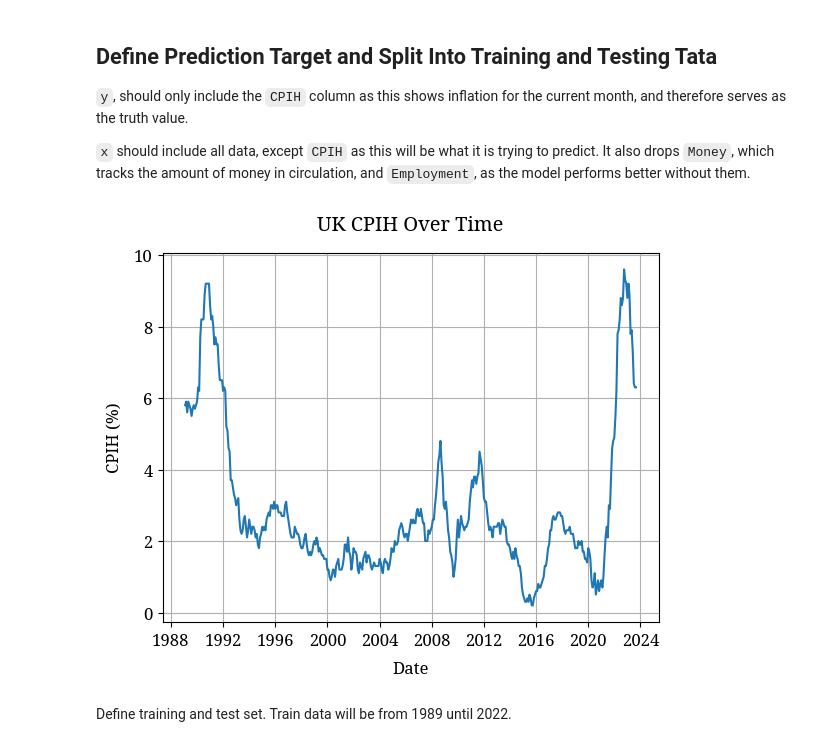
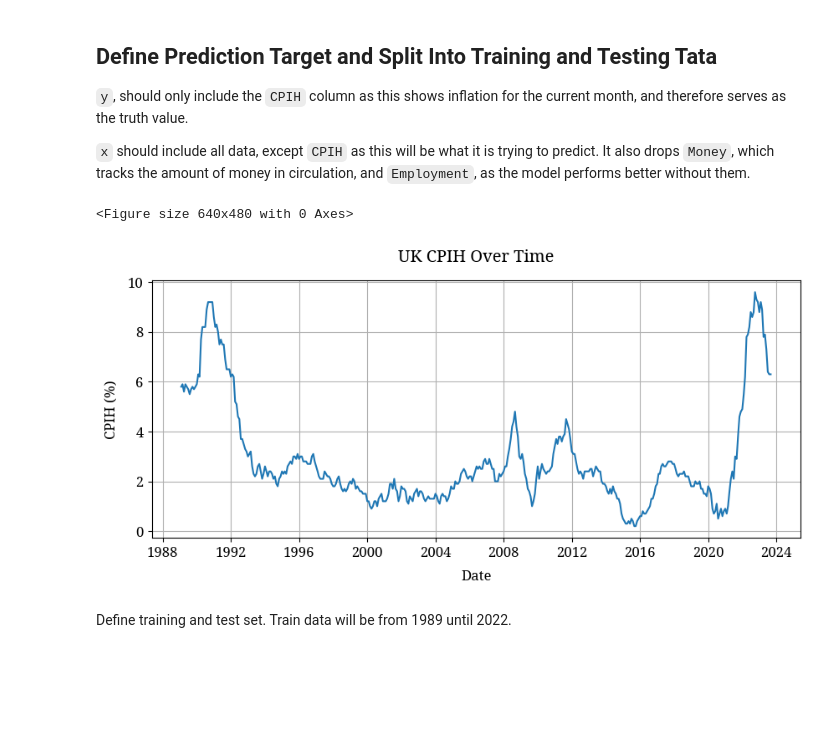
Before and after one commit to JonathanTutty/inflation-forecasting, a Jupyter notebook: rf-model.ipynb, the cells around one changed output. Cells and saved outputs as stored; diff of their text form; code cells hidden in the pictures; blank space fills up the shorter version.

Commit message:
Updated graph styles

```diff
--- a/rf-model.ipynb
+++ b/rf-model.ipynb
@@ -69,13 +69,17 @@ y = data["CPIH"]
 x = data.drop(columns=["CPIH", "Employment", "Money"])
 # %%
 f1 = plt.figure(1)
+plt.figure(figsize=(10, 4))
 plt.title("UK CPIH Over Time")
 plt.plot(y)
 plt.xlabel("Date")
 plt.ylabel("CPIH (%)")
 plt.grid()
+
+plt.savefig("uk-cpih.pdf", bbox_inches="tight")
 # %% [output]
+<Figure size 640x480 with 0 Axes>
-[figure, old version]
+[figure, new version]
 # %% [markdown]
 Define training and test set. Train data will be from 1989 until 2022.
 # %%
```
Also changed, not shown: parts of 1 cell of this notebook.
